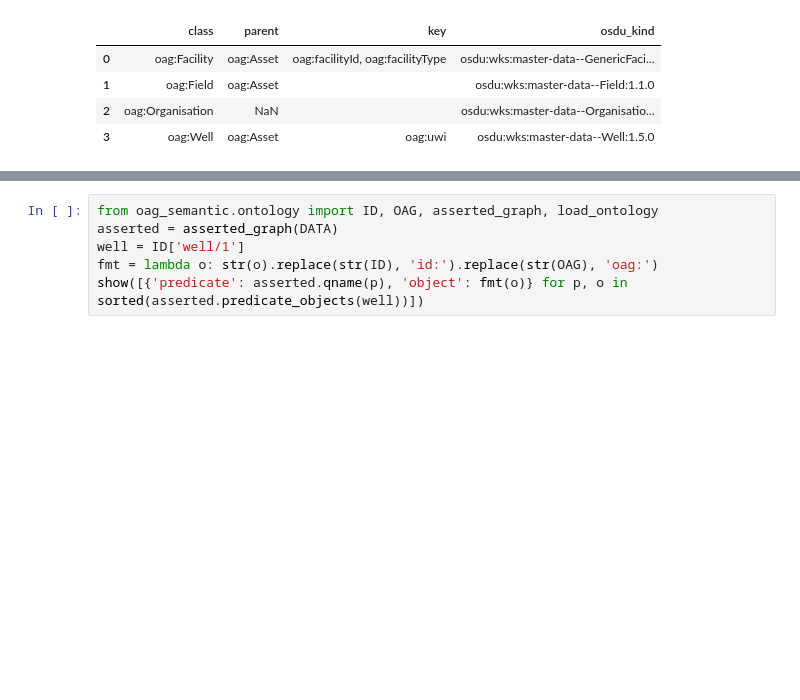
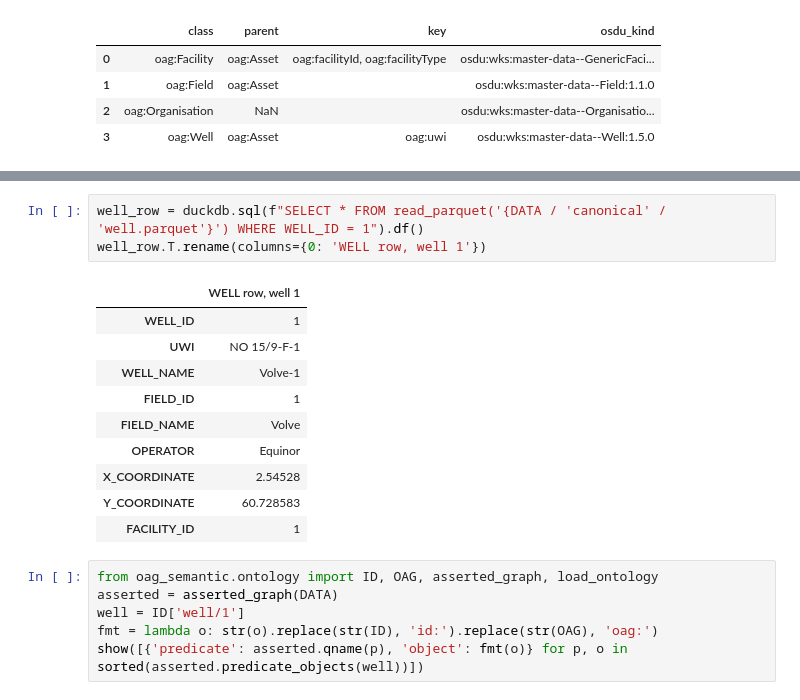
Before and after one commit to paulbruffett/oil-and-gas-semantic, a Jupyter notebook: notebooks/primer.ipynb, the cells around one changed output, grey strips where cells are left out. Cells and saved outputs as stored; diff of their text form; blank space fills up the shorter version.

Commit message:
Primer §4: in -> concept -> out for each part, and well 1's row next to its triples
Co-Authored-By: Claude Opus 5.5 <noreply@anthropic.com>

```diff
--- a/notebooks/primer.ipynb
+++ b/notebooks/primer.ipynb
@@ -337,5 +362,19 @@ What one well looks like after mapping: its type, its keys, and links **only to
 Nothing says it is an *Asset*, that it is part of its field through the facility, or which OSDU record
 it is. Those are inferred next.
+# %%
+well_row = duckdb.sql(f"SELECT * FROM read_parquet('{DATA / 'canonical' / 'well.parquet'}') WHERE WELL_ID = 1").df()
+well_row.T.rename(columns={0: 'WELL row, well 1'})
+# %% [output]
+|  | WELL row, well 1 |
+| WELL_ID | 1 |
+| UWI | NO 15/9-F-1 |
+| WELL_NAME | Volve-1 |
+| FIELD_ID | 1 |
+| FIELD_NAME | Volve |
+| OPERATOR | Equinor |
+| X_COORDINATE | 2.54528 |
+| Y_COORDINATE | 60.728583 |
+| FACILITY_ID | 1 |
 # %%
 from oag_semantic.ontology import ID, OAG, asserted_graph, load_ontology
 asserted = asserted_graph(DATA)
```
Also changed, not shown: parts of 5 cells of this notebook, 1 other file.
